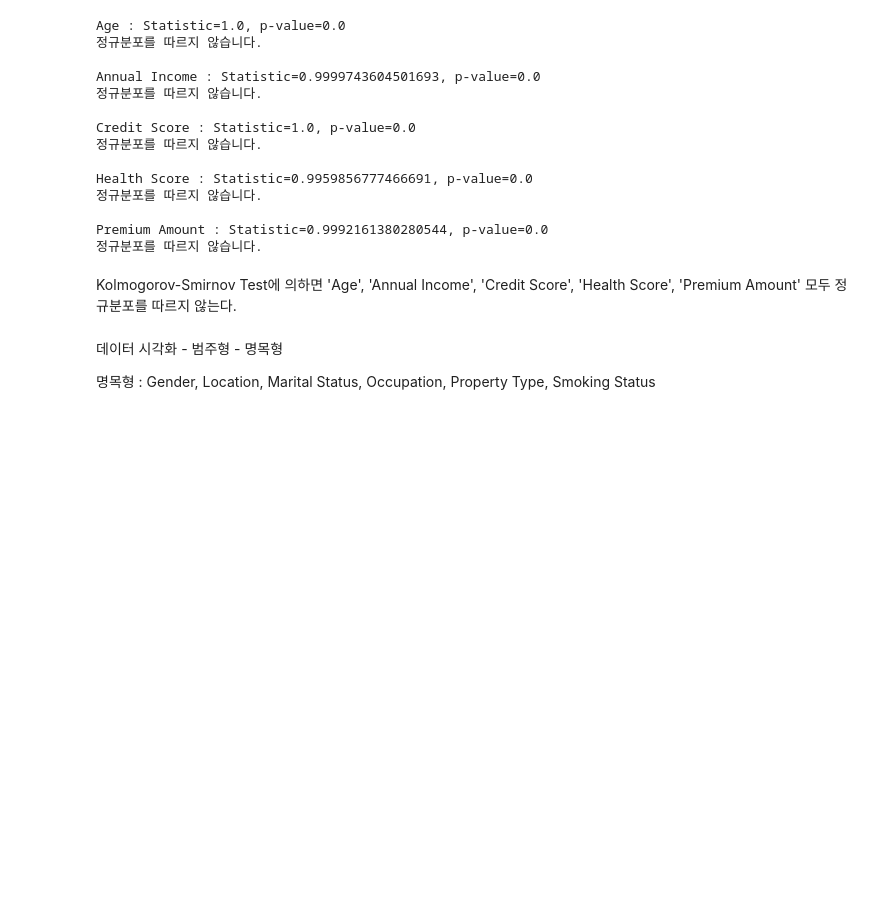
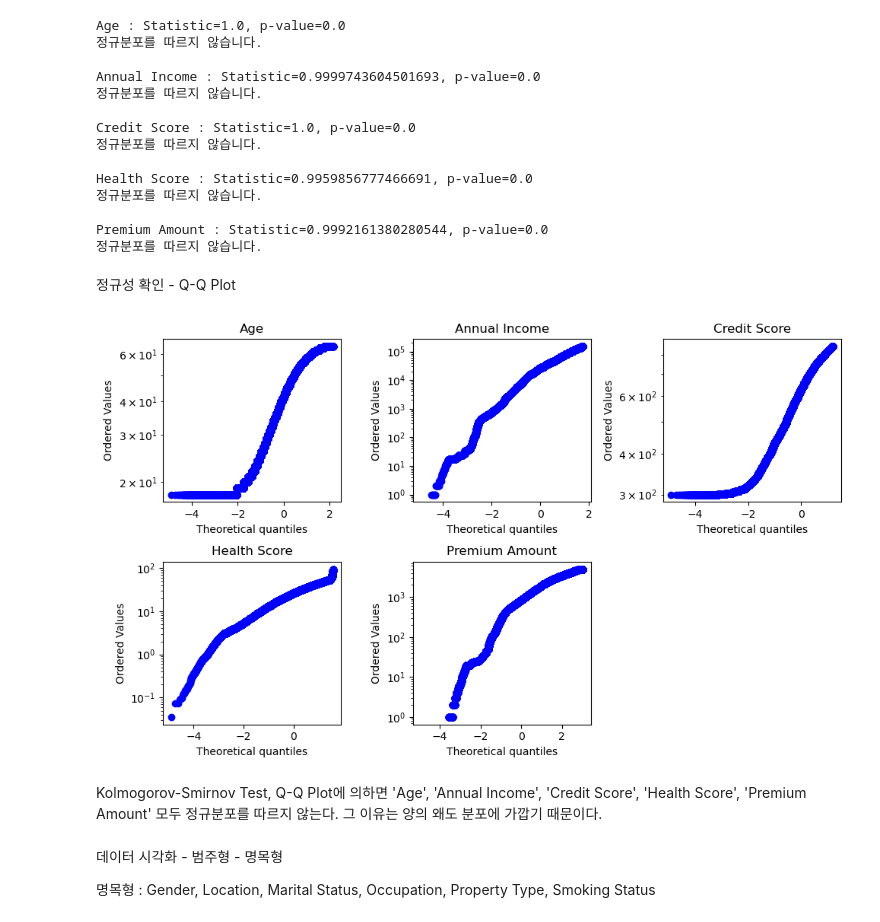
Before and after one commit to hyungijung/Project, a Jupyter notebook: Regression with an Insurance Dataset.ipynb, the cells around one changed output. Drawn from its saved outputs; the diff is of its cells as text; code cells hidden in the pictures; blank space fills up the shorter version.

```diff
--- a/Regression with an Insurance Dataset.ipynb
+++ b/Regression with an Insurance Dataset.ipynb
@@ -942,8 +976,27 @@ Health Score : Statistic=0.9959856777466691, p-value=0.0
 
 Premium Amount : Statistic=0.9992161380280544, p-value=0.0
 정규분포를 따르지 않습니다.
+# %% [markdown]
+정규성 확인 - Q-Q Plot
+# %%
+fig, axes = plt.subplots(2, 3, figsize=(10, 6))
+column_stat = (('Age', 'Annual Income', 'Credit Score'), ('Health Score', 'Premium Amount'))
+
+for i in range(len(column_stat)):
+    for j in range(len(column_stat[i])):
+        col = column_stat[i][j]
+        axes[i][j].set_yscale("log")
+        sp.stats.probplot(frame[col], dist="norm", plot=axes[i][j])
+        axes[i][j].set_title(col)
+
+axes[1][2].set_visible(False)
+
+plt.tight_layout()
+plt.show()
+# %% [output]
+[figure, added]
 # %% [markdown]
-Kolmogorov-Smirnov Test에 의하면 'Age', 'Annual Income', 'Credit Score', 'Health Score', 'Premium Amount' 모두 정규분포를 따르지 않는다.
+Kolmogorov-Smirnov Test, Q-Q Plot에 의하면 'Age', 'Annual Income', 'Credit Score', 'Health Score', 'Premium Amount' 모두 정규분포를 따르지 않는다. 그 이유는 양의 왜도 분포에 가깝기 때문이다.
 # %% [markdown]
 데이터 시각화 - 범주형 - 명목형
 
```
Also changed, not shown: parts of 7 cells of this notebook.
